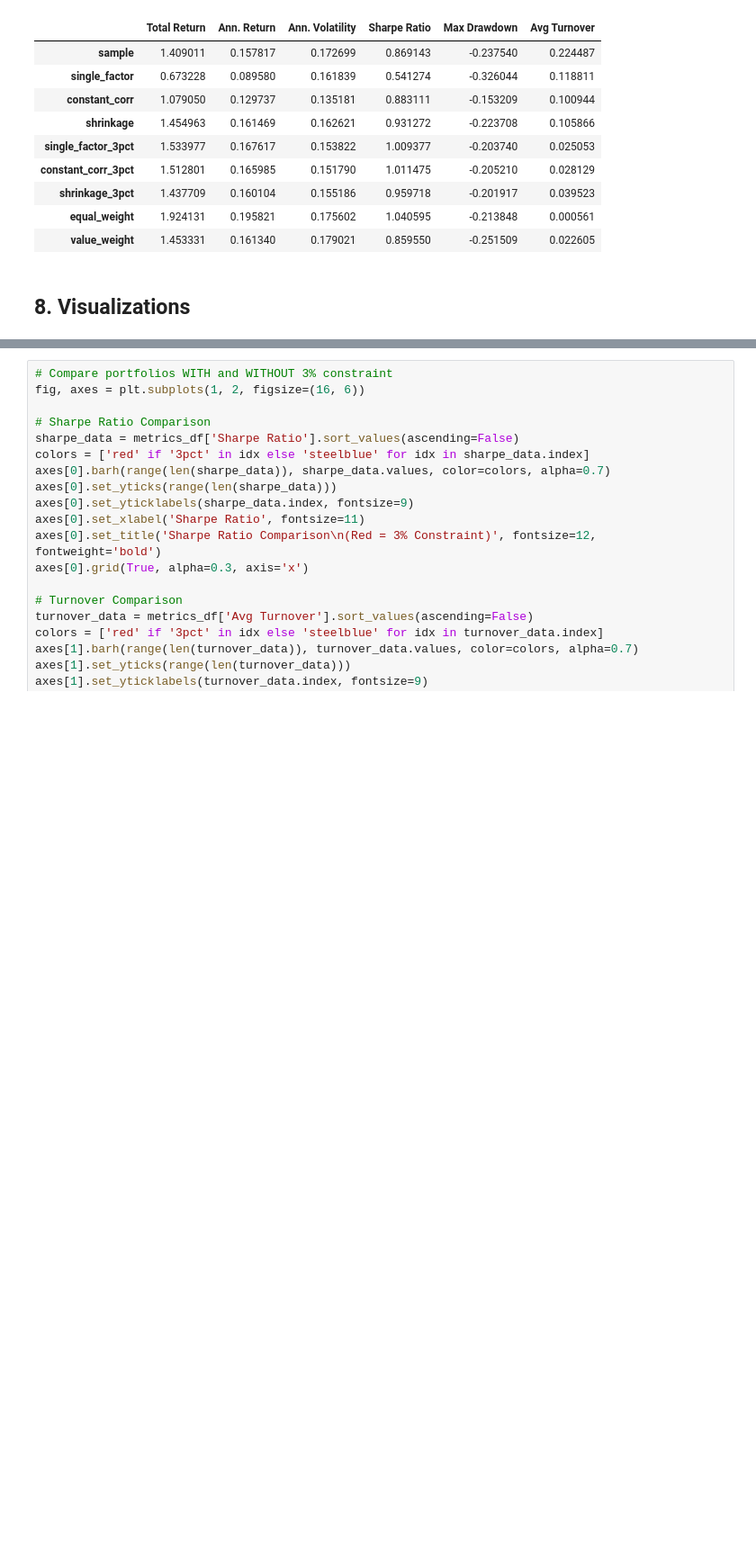
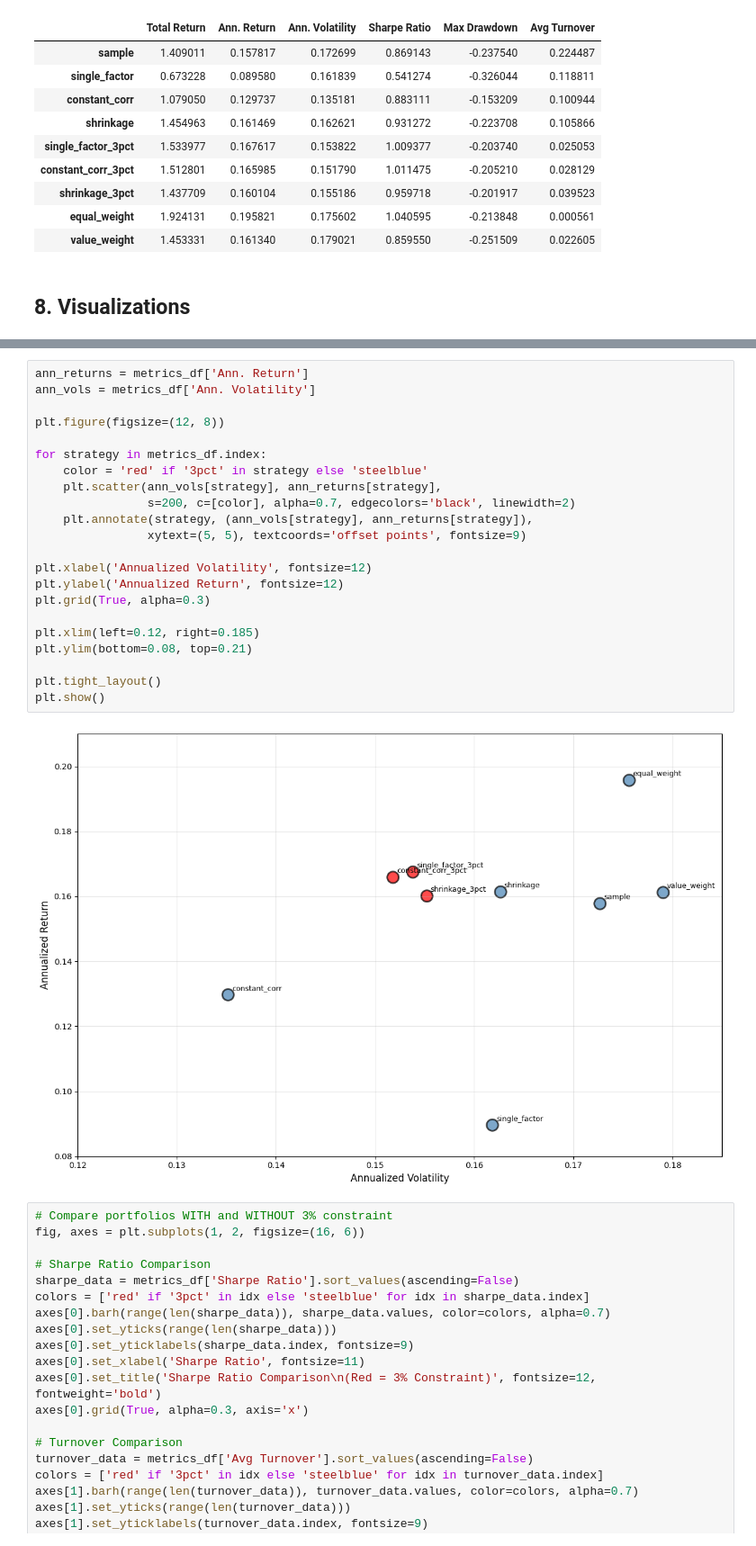
Before and after one commit to PatrickBats/CMOR462FINAL, a Jupyter notebook: Work/portfolio_analysis_improved.ipynb, the cells around one changed output, grey strips where cells are left out. Shown: that part at 90% size. Cells and saved outputs as stored; diff of their text form; blank space fills up the shorter version.

```diff
--- a/Work/portfolio_analysis_improved.ipynb
+++ b/Work/portfolio_analysis_improved.ipynb
@@ -345,6 +338,30 @@ sample                2.409011
 constant_corr         2.079050
 single_factor         1.673228
 Name: 2022-12-30 00:00:00, dtype: float64
+# %%
+ann_returns = metrics_df['Ann. Return']
+ann_vols = metrics_df['Ann. Volatility']
+
+plt.figure(figsize=(12, 8))
+
+for strategy in metrics_df.index:
+    color = 'red' if '3pct' in strategy else 'steelblue'
+    plt.scatter(ann_vols[strategy], ann_returns[strategy],
+                s=200, c=[color], alpha=0.7, edgecolors='black', linewidth=2)
+    plt.annotate(strategy, (ann_vols[strategy], ann_returns[strategy]),
+                xytext=(5, 5), textcoords='offset points', fontsize=9)
+
+plt.xlabel('Annualized Volatility', fontsize=12)
+plt.ylabel('Annualized Return', fontsize=12)
+plt.grid(True, alpha=0.3)
+
+plt.xlim(left=0.12, right=0.185)
+plt.ylim(bottom=0.08, top=0.21)
+
+plt.tight_layout()
+plt.show()
+# %% [output]
+[figure, added]
 # %%
 # Compare portfolios WITH and WITHOUT 3% constraint
 fig, axes = plt.subplots(1, 2, figsize=(16, 6))
```
Also changed, not shown: parts of 8 cells of this notebook.
